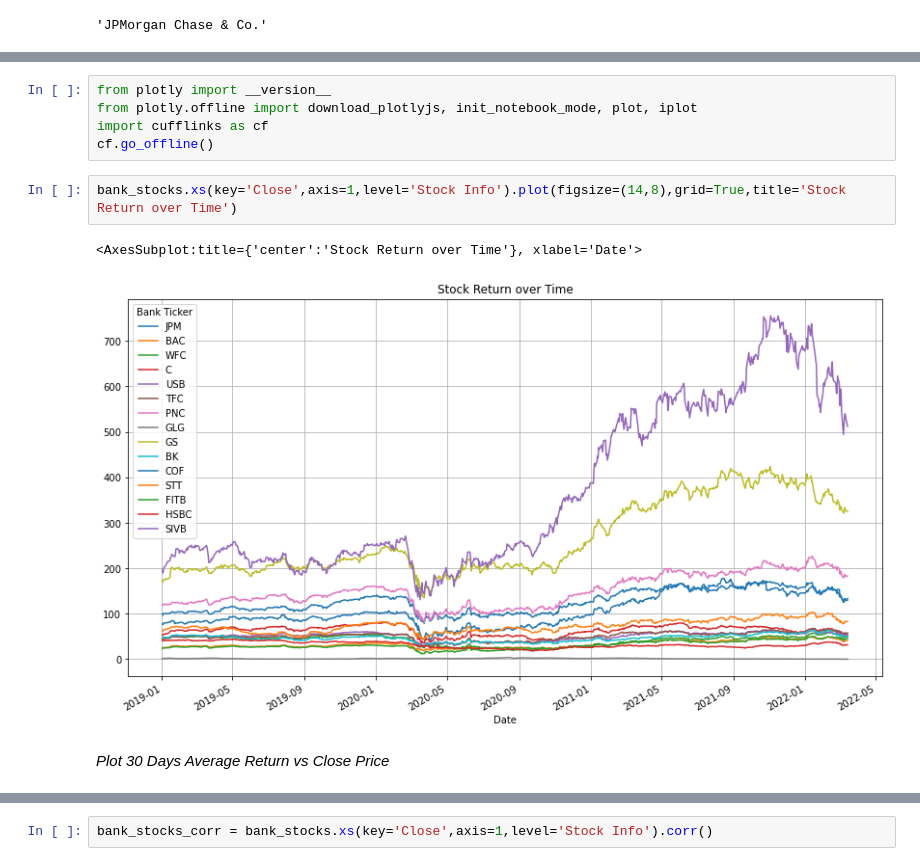
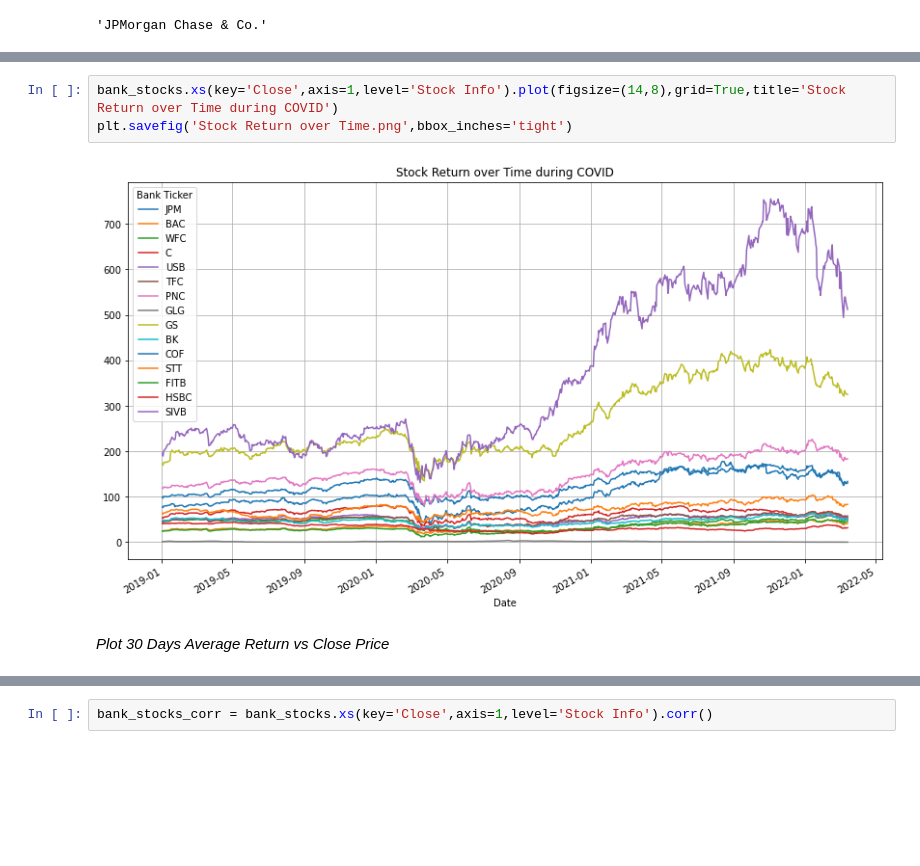
Before and after one commit to ahnngo/COVID-vs-Stock, a Jupyter notebook: COVID vs Top 15 US Banks.ipynb, the cells around one changed output, grey strips where cells are left out. Drawn from its saved outputs; the diff is of its cells as text; blank space fills up the shorter version.

Commit message:
Exported charts

```diff
--- a/COVID vs Top 15 US Banks.ipynb
+++ b/COVID vs Top 15 US Banks.ipynb
@@ -217,16 +228,11 @@ bank_stocks.head()
 5 rows × 90 columns
-# %%
-from plotly import __version__
-from plotly.offline import download_plotlyjs, init_notebook_mode, plot, iplot
-import cufflinks as cf
-cf.go_offline()
 # %%
-bank_stocks.xs(key='Close',axis=1,level='Stock Info').plot(figsize=(14,8),grid=True,title='Stock Return over Time')
+bank_stocks.xs(key='Close',axis=1,level='Stock Info').plot(figsize=(14,8),grid=True,title='Stock Return over Time during COVID')
+plt.savefig('Stock Return over Time.png',bbox_inches='tight')
 # %% [output]
-<AxesSubplot:title={'center':'Stock Return over Time'}, xlabel='Date'>
-[figure, old version]
+[figure, new version]
-# %% [markdown]
-*Plot 30 Days Average Return vs Close Price*
+# %% [markdown]
+*Plot 30 Days Average Return vs Close Price*
 # %%
 fig,axes = plt.subplots(nrows = 8, ncols = 2, figsize=(14,20))
 plt.tight_layout(h_pad=1.5)
```
Also changed, not shown: parts of 43 cells of this notebook, 5 other files.
